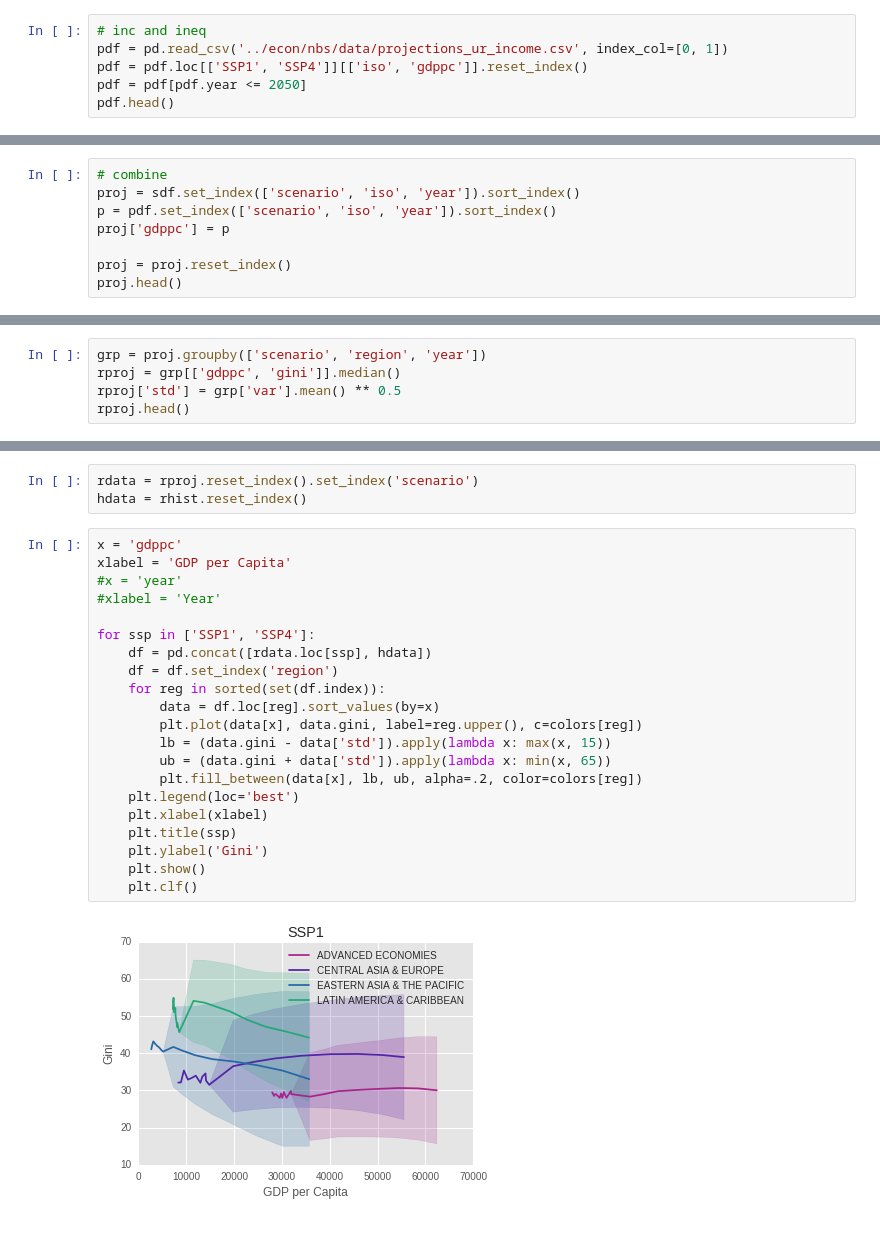
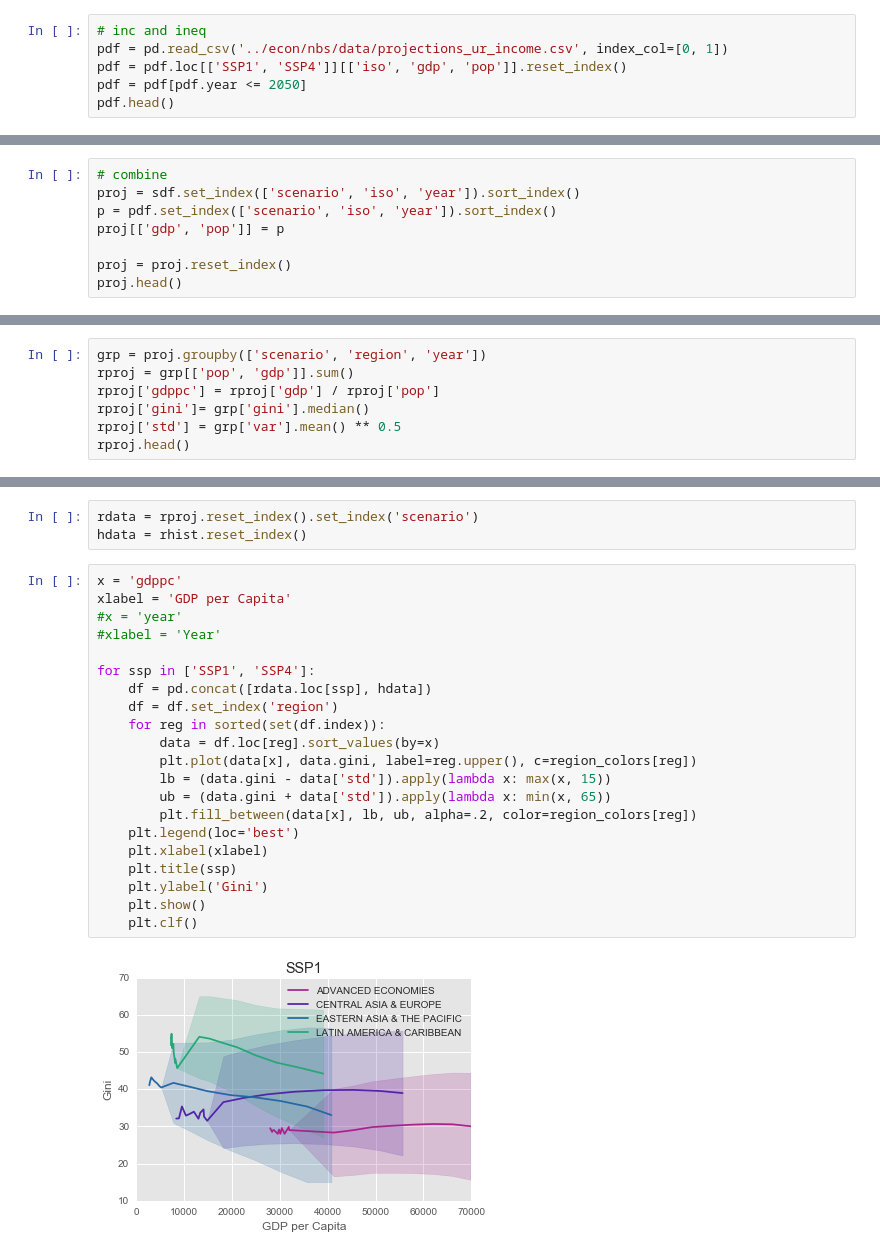
Before and after one commit to gidden/gini_projections_rao_2018, a Jupyter notebook: gini_gdp_pc_plot_by_region.ipynb, the cells around one changed output, grey strips where cells are left out. Saved outputs shown, nothing was run; the diff lists cells and outputs as text.

Commit message:
and now properly calculate gdppc for regions

```diff
--- a/gini_gdp_pc_plot_by_region.ipynb
+++ b/gini_gdp_pc_plot_by_region.ipynb
@@ -19,7 +19,7 @@ region_colors = {r: palette.pop() for r in regions}
 # %%
 # inc and ineq
 pdf = pd.read_csv('../econ/nbs/data/projections_ur_income.csv', index_col=[0, 1])
-pdf = pdf.loc[['SSP1', 'SSP4']][['iso', 'gdppc']].reset_index()
+pdf = pdf.loc[['SSP1', 'SSP4']][['iso', 'gdp', 'pop']].reset_index()
 pdf = pdf[pdf.year <= 2050]
 pdf.head()
 # %% [output]
@@ -76,7 +76,7 @@ pdf.head()
 # combine
 proj = sdf.set_index(['scenario', 'iso', 'year']).sort_index()
 p = pdf.set_index(['scenario', 'iso', 'year']).sort_index()
-proj['gdppc'] = p
+proj[['gdp', 'pop']] = p
 
 proj = proj.reset_index()
 proj.head()
@@ -123,7 +123,9 @@ proj = reg_clean(proj)
 hist = reg_clean(hist)
 # %%
 grp = proj.groupby(['scenario', 'region', 'year'])
-rproj = grp[['gdppc', 'gini']].median()
+rproj = grp[['pop', 'gdp']].sum()
+rproj['gdppc'] = rproj['gdp'] / rproj['pop']
+rproj['gini']= grp['gini'].median()
 rproj['std'] = grp['var'].mean() ** 0.5
 rproj.head()
 # %% [output]
@@ -154,23 +156,23 @@ hdata = rhist.reset_index()
 # %%
 x = 'gdppc'
 xlabel = 'GDP per Capita'
 #x = 'year'
 #xlabel = 'Year'
 
 for ssp in ['SSP1', 'SSP4']:
     df = pd.concat([rdata.loc[ssp], hdata])
     df = df.set_index('region')
     for reg in sorted(set(df.index)):
         data = df.loc[reg].sort_values(by=x)
-        plt.plot(data[x], data.gini, label=reg.upper(), c=colors[reg])
+        plt.plot(data[x], data.gini, label=reg.upper(), c=region_colors[reg])
         lb = (data.gini - data['std']).apply(lambda x: max(x, 15))
         ub = (data.gini + data['std']).apply(lambda x: min(x, 65))
-        plt.fill_between(data[x], lb, ub, alpha=.2, color=colors[reg])
+        plt.fill_between(data[x], lb, ub, alpha=.2, color=region_colors[reg])
     plt.legend(loc='best')
     plt.xlabel(xlabel)
     plt.title(ssp)
     plt.ylabel('Gini')
     plt.show()
     plt.clf()
 # %% [output]
-[figure, old version]
+[figure, new version]
```
Also changed, not shown: parts of 5 cells of this notebook.
